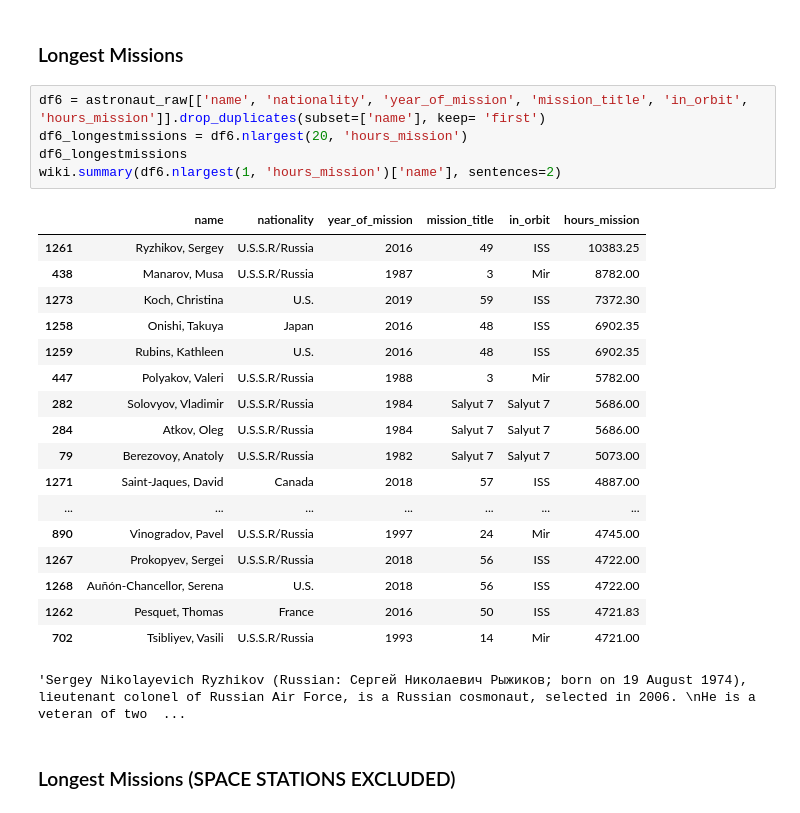
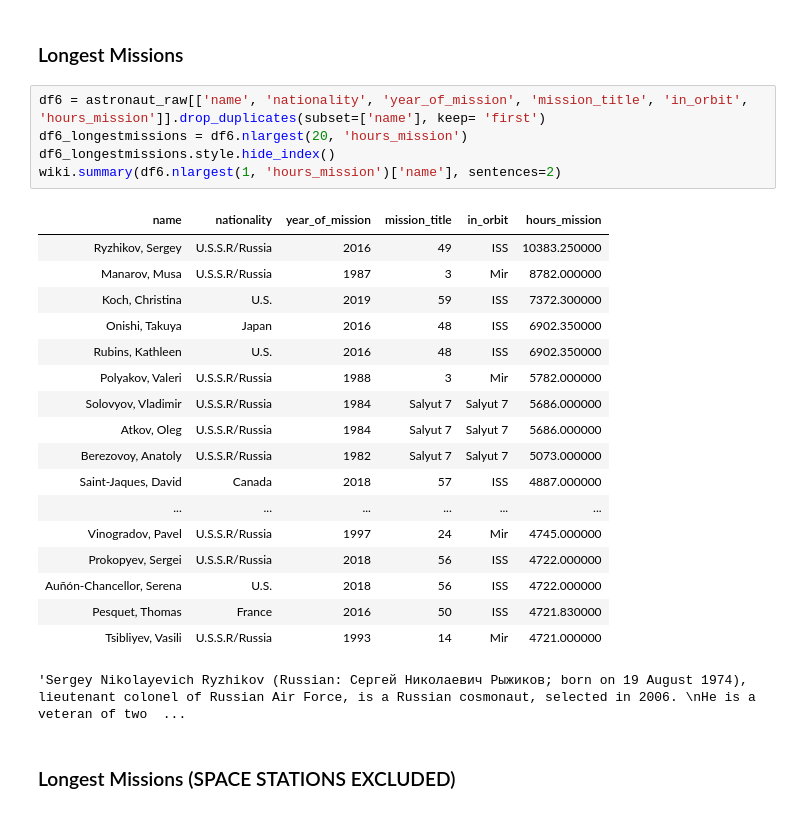
Before and after one commit to itak365/international_astronaut_db, a Jupyter notebook: astronauts_stats.ipynb, the cells around one changed output. Saved outputs shown, nothing was run; the diff lists cells and outputs as text.

Commit message:
Indexes have been hidden in pandas dataframes

```diff
--- a/astronauts_stats.ipynb
+++ b/astronauts_stats.ipynb
@@ -228,26 +229,26 @@ wiki.summary(df5.nlargest(1, 'total_hrs_sum')['name'], sentences=2)
 # %%
 df6 = astronaut_raw[['name', 'nationality', 'year_of_mission', 'mission_title', 'in_orbit', 'hours_mission']].drop_duplicates(subset=['name'], keep= 'first')
 df6_longestmissions = df6.nlargest(20, 'hours_mission')
-df6_longestmissions
+df6_longestmissions.style.hide_index()
 wiki.summary(df6.nlargest(1, 'hours_mission')['name'], sentences=2)
 # %% [output]
-|  | name | nationality | year_of_mission | mission_title | in_orbit | hours_mission |
-| 1261 | Ryzhikov, Sergey | U.S.S.R/Russia | 2016 | 49 | ISS | 10383.25 |
-| 438 | Manarov, Musa | U.S.S.R/Russia | 1987 | 3 | Mir | 8782.00 |
-| 1273 | Koch, Christina | U.S. | 2019 | 59 | ISS | 7372.30 |
-| 1258 | Onishi, Takuya | Japan | 2016 | 48 | ISS | 6902.35 |
-| 1259 | Rubins, Kathleen | U.S. | 2016 | 48 | ISS | 6902.35 |
-| 447 | Polyakov, Valeri | U.S.S.R/Russia | 1988 | 3 | Mir | 5782.00 |
-| 282 | Solovyov, Vladimir | U.S.S.R/Russia | 1984 | Salyut 7 | Salyut 7 | 5686.00 |
-| 284 | Atkov, Oleg | U.S.S.R/Russia | 1984 | Salyut 7 | Salyut 7 | 5686.00 |
-| 79 | Berezovoy, Anatoly | U.S.S.R/Russia | 1982 | Salyut 7 | Salyut 7 | 5073.00 |
-| 1271 | Saint-Jaques, David | Canada | 2018 | 57 | ISS | 4887.00 |
-| ... | ... | ... | ... | ... | ... | ... |
-| 890 | Vinogradov, Pavel | U.S.S.R/Russia | 1997 | 24 | Mir | 4745.00 |
-| 1267 | Prokopyev, Sergei | U.S.S.R/Russia | 2018 | 56 | ISS | 4722.00 |
-| 1268 | Auñón-Chancellor, Serena | U.S. | 2018 | 56 | ISS | 4722.00 |
-| 1262 | Pesquet, Thomas | France | 2016 | 50 | ISS | 4721.83 |
-| 702 | Tsibliyev, Vasili | U.S.S.R/Russia | 1993 | 14 | Mir | 4721.00 |
+| name | nationality | year_of_mission | mission_title | in_orbit | hours_mission |
+| Ryzhikov, Sergey | U.S.S.R/Russia | 2016 | 49 | ISS | 10383.250000 |
+| Manarov, Musa | U.S.S.R/Russia | 1987 | 3 | Mir | 8782.000000 |
+| Koch, Christina | U.S. | 2019 | 59 | ISS | 7372.300000 |
+| Onishi, Takuya | Japan | 2016 | 48 | ISS | 6902.350000 |
+| Rubins, Kathleen | U.S. | 2016 | 48 | ISS | 6902.350000 |
+| Polyakov, Valeri | U.S.S.R/Russia | 1988 | 3 | Mir | 5782.000000 |
+| Solovyov, Vladimir | U.S.S.R/Russia | 1984 | Salyut 7 | Salyut 7 | 5686.000000 |
+| Atkov, Oleg | U.S.S.R/Russia | 1984 | Salyut 7 | Salyut 7 | 5686.000000 |
+| Berezovoy, Anatoly | U.S.S.R/Russia | 1982 | Salyut 7 | Salyut 7 | 5073.000000 |
+| Saint-Jaques, David | Canada | 2018 | 57 | ISS | 4887.000000 |
+| ... | ... | ... | ... | ... | ... |
+| Vinogradov, Pavel | U.S.S.R/Russia | 1997 | 24 | Mir | 4745.000000 |
+| Prokopyev, Sergei | U.S.S.R/Russia | 2018 | 56 | ISS | 4722.000000 |
+| Auñón-Chancellor, Serena | U.S. | 2018 | 56 | ISS | 4722.000000 |
+| Pesquet, Thomas | France | 2016 | 50 | ISS | 4721.830000 |
+| Tsibliyev, Vasili | U.S.S.R/Russia | 1993 | 14 | Mir | 4721.000000 |
 'Sergey Nikolayevich Ryzhikov (Russian: Сергей Николаевич Рыжиков; born on 19 August 1974), lieutenant colonel of Russian Air Force, is a Russian cosmonaut, selected in 2006. \nHe is a veteran of two  ...
 # %% [markdown]
 ### Longest Missions (SPACE STATIONS EXCLUDED)
```
Also changed, not shown: parts of 10 cells of this notebook.
